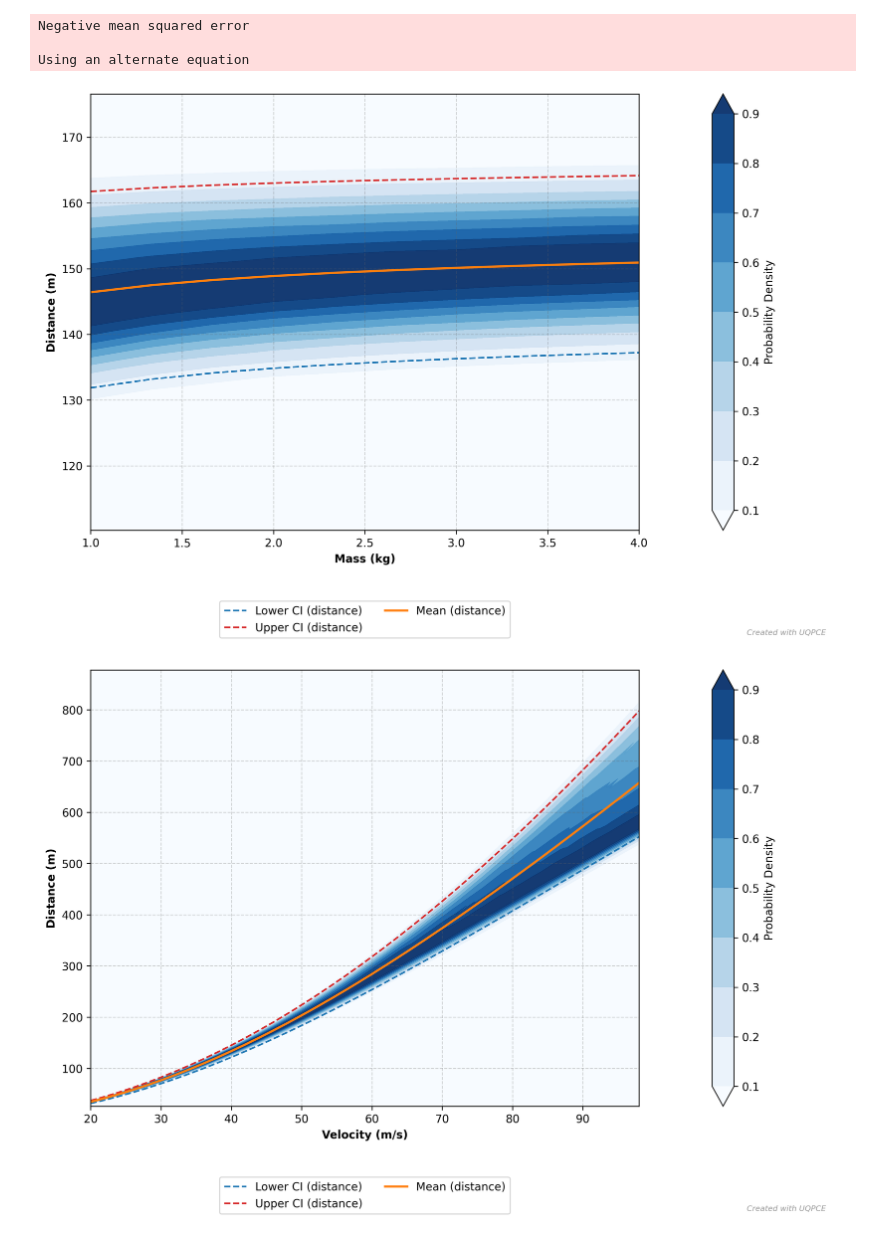
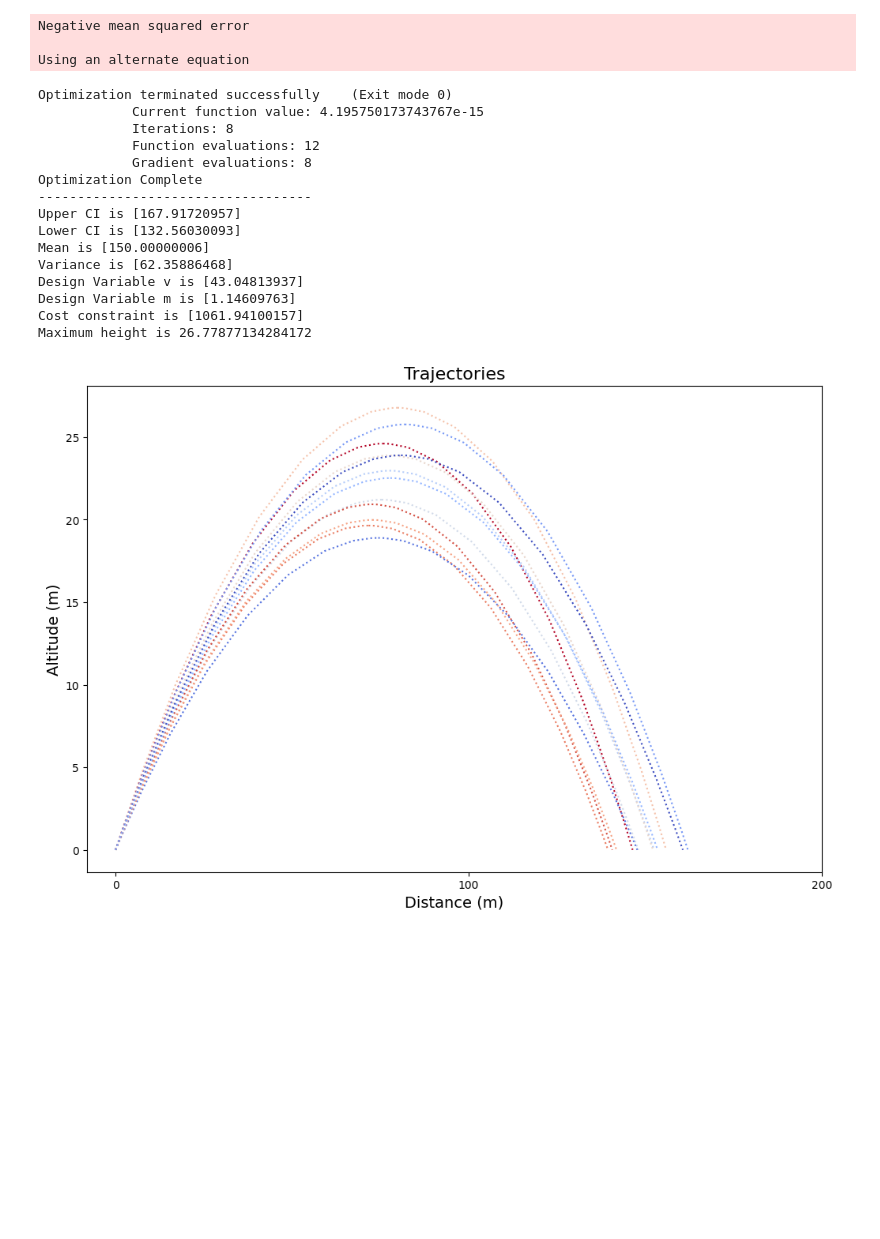
Before and after one commit to nasa/UQPCE, a Jupyter notebook: docs/user-guide/multiphase_projectile_example.ipynb, the cells around one changed output. Cells and saved outputs as stored; diff of their text form; code cells hidden in the pictures; blank space fills up the shorter version.

```diff
--- a/docs/user-guide/multiphase_projectile_example.ipynb
+++ b/docs/user-guide/multiphase_projectile_example.ipynb
@@ -682,10 +640,6 @@ def run():
     for i in range(0, resp_cnt):
         phase_setup(ranges, phases[i][0], phases[i][1])
 
-
-    # Generate contour plots for design variables m and v #
-    dv_contour(prob)
-
     # Initialize system input variables
     prob.set_val('v', 80)
     prob.set_val('m', 12)
@@ -703,38 +657,53 @@ def run():
     plt.figure(figsize=(12,8))
     for i in range(0, resp_cnt):
         n_traj = 'traj'+str(count)
         xval = n_traj+'.'+'descent.timeseries.x'
         yval = n_traj+'.'+'descent.timeseries.y'
         color_idx = np.where(cd_sort == run_matrix[i, 0])
         plt.plot(parallel.get_val(xval), parallel.get_val(yval), ':', color=colors[color_idx])
         xval = n_traj+'.'+'ascent.timeseries.x'
         yval = n_traj+'.'+'ascent.timeseries.y'
         plt.plot(parallel.get_val(xval), parallel.get_val(yval), ':', color=colors[color_idx])
         count += 1
 
 
     plt.xticks(x_ticks)
-    plt.xlabel("Distance (m)")
-    plt.ylabel("Altitude (m)")
-    plt.title("Trajectories")
-    plt.show()
-
+    plt.xlabel("Distance (m)", fontsize=16)
+    plt.ylabel("Altitude (m)", fontsize=16)
+    plt.title("Trajectories", fontsize=18)
 
     print(f"Upper CI is {prob.get_val('x_out:ci_upper')}")
     print(f"Lower CI is {prob.get_val('x_out:ci_lower')}")
     print(f"Mean is {prob.get_val('x_out:mean')}")
     print(f"Variance is {prob.get_val('x_out:variance')}")
     print(f"Design Variable v is {prob.get_val('v')}")
     print(f"Design Variable m is {prob.get_val('m')}")
     print(f"Cost constraint is {prob.get_val('cost')}")
     print(f"Maximum height is {np.max(prob.get_val('ymux.y_max'))}")
 
+    return prob
+
 
 if __name__ == '__main__':
-    run()
+    prob = run()
+    plt.show()
 # %% [output]
 Negative mean squared error
 
 Using an alternate equation
+Optimization terminated successfully    (Exit mode 0)
+            Current function value: 4.195750173743767e-15
+            Iterations: 8
+            Function evaluations: 12
+            Gradient evaluations: 8
+Optimization Complete
+-----------------------------------
+Upper CI is [167.91720957]
+Lower CI is [132.56030093]
+Mean is [150.00000006]
+Variance is [62.35886468]
+Design Variable v is [43.04813937]
+Design Variable m is [1.14609763]
+Cost constraint is [1061.94100157]
+Maximum height is 26.77877134284172
-[figure, old version]
+[figure, new version]
-[figure, removed]
```
Also changed, not shown: parts of 25 cells of this notebook, 4 other files.
